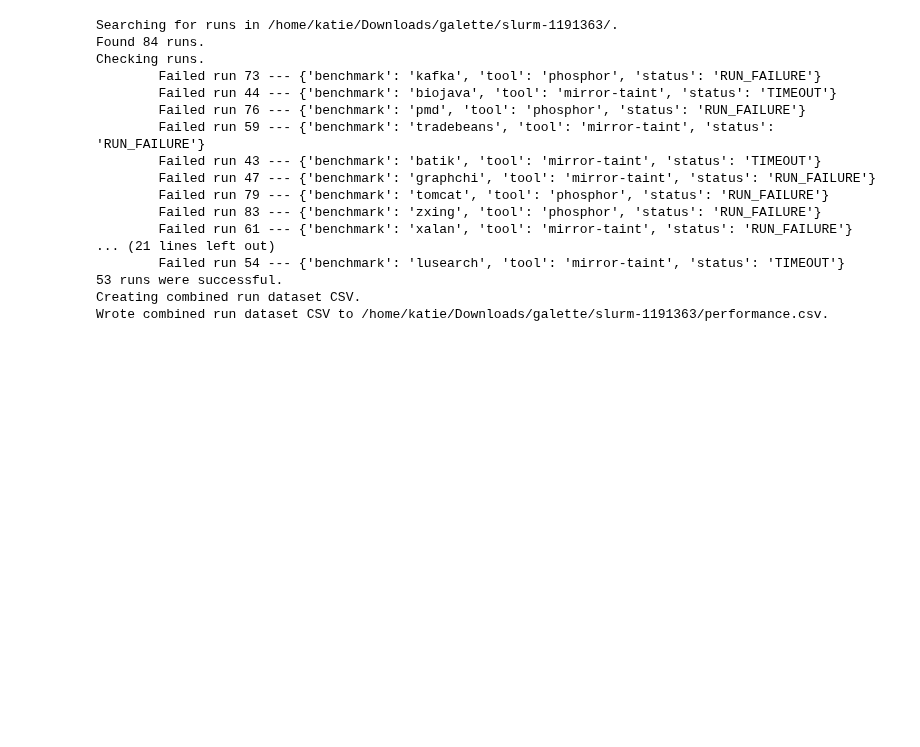
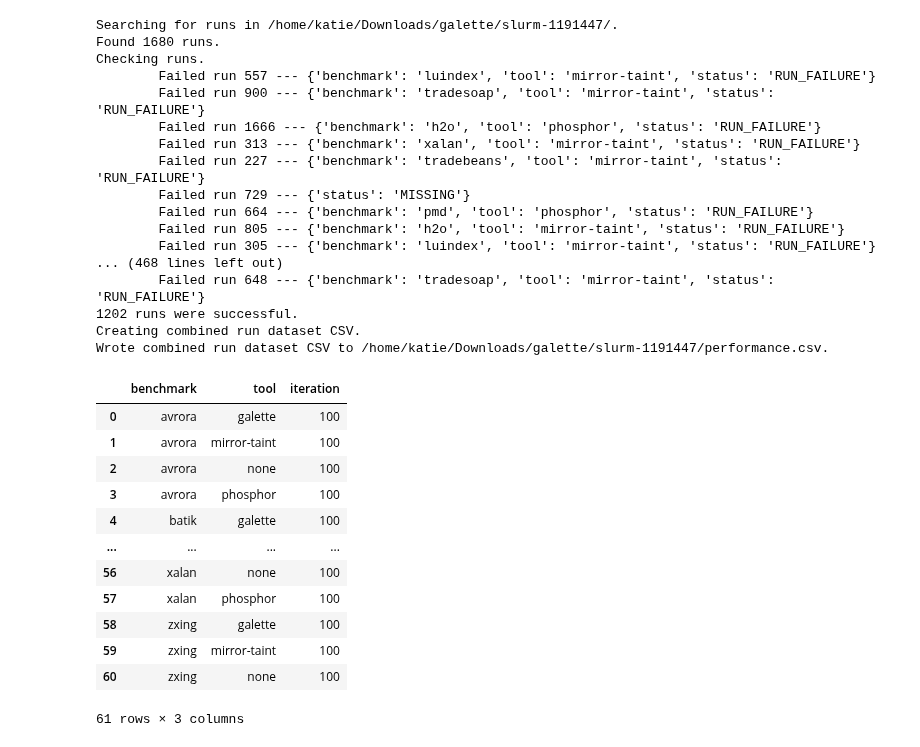
Before and after one commit to neu-se/galette, a Jupyter notebook: scripts/performance.ipynb, the cells around one changed output. Cells and saved outputs as stored; diff of their text form; code cells hidden in the pictures; blank space fills up the shorter version.

```diff
--- a/scripts/performance.ipynb
+++ b/scripts/performance.ipynb
@@ -59,24 +59,43 @@ def style_table(table, title):
         .set_caption(title)
 
 
-reports_dir = '/home/katie/Downloads/galette/slurm-1191363/'
+reports_dir = '/home/katie/Downloads/galette/slurm-1191447/'
 data = extract(reports_dir, os.path.join(reports_dir, 'performance.csv'))
 # %% [output]
-Searching for runs in /home/katie/Downloads/galette/slurm-1191363/.
-Found 84 runs.
+Searching for runs in /home/katie/Downloads/galette/slurm-1191447/.
+Found 1680 runs.
 Checking runs.
-        Failed run 73 --- {'benchmark': 'kafka', 'tool': 'phosphor', 'status': 'RUN_FAILURE'}
-        Failed run 44 --- {'benchmark': 'biojava', 'tool': 'mirror-taint', 'status': 'TIMEOUT'}
-        Failed run 76 --- {'benchmark': 'pmd', 'tool': 'phosphor', 'status': 'RUN_FAILURE'}
-        Failed run 59 --- {'benchmark': 'tradebeans', 'tool': 'mirror-taint', 'status': 'RUN_FAILURE'}
-        Failed run 43 --- {'benchmark': 'batik', 'tool': 'mirror-taint', 'status': 'TIMEOUT'}
-        Failed run 47 --- {'benchmark': 'graphchi', 'tool': 'mirror-taint', 'status': 'RUN_FAILURE'}
-        Failed run 79 --- {'benchmark': 'tomcat', 'tool': 'phosphor', 'status': 'RUN_FAILURE'}
-        Failed run 83 --- {'benchmark': 'zxing', 'tool': 'phosphor', 'status': 'RUN_FAILURE'}
-        Failed run 61 --- {'benchmark': 'xalan', 'tool': 'mirror-taint', 'status': 'RUN_FAILURE'}
-... (21 lines left out)
-        Failed run 54 --- {'benchmark': 'lusearch', 'tool': 'mirror-taint', 'status': 'TIMEOUT'}
-53 runs were successful.
+        Failed run 557 --- {'benchmark': 'luindex', 'tool': 'mirror-taint', 'status': 'RUN_FAILURE'}
+        Failed run 900 --- {'benchmark': 'tradesoap', 'tool': 'mirror-taint', 'status': 'RUN_FAILURE'}
+        Failed run 1666 --- {'benchmark': 'h2o', 'tool': 'phosphor', 'status': 'RUN_FAILURE'}
+        Failed run 313 --- {'benchmark': 'xalan', 'tool': 'mirror-taint', 'status': 'RUN_FAILURE'}
+        Failed run 227 --- {'benchmark': 'tradebeans', 'tool': 'mirror-taint', 'status': 'RUN_FAILURE'}
+        Failed run 729 --- {'status': 'MISSING'}
+        Failed run 664 --- {'benchmark': 'pmd', 'tool': 'phosphor', 'status': 'RUN_FAILURE'}
+        Failed run 805 --- {'benchmark': 'h2o', 'tool': 'mirror-taint', 'status': 'RUN_FAILURE'}
+        Failed run 305 --- {'benchmark': 'luindex', 'tool': 'mirror-taint', 'status': 'RUN_FAILURE'}
+... (468 lines left out)
+        Failed run 648 --- {'benchmark': 'tradesoap', 'tool': 'mirror-taint', 'status': 'RUN_FAILURE'}
+1202 runs were successful.
 Creating combined run dataset CSV.
-Wrote combined run dataset CSV to /home/katie/Downloads/galette/slurm-1191363/performance.csv.
+Wrote combined run dataset CSV to /home/katie/Downloads/galette/slurm-1191447/performance.csv.
+# %%
+data.head()
+data.groupby(by=['benchmark', 'tool'])['iteration']\
+    .count()\
+    .reset_index()
+# %% [output]
+|  | benchmark | tool | iteration |
+| 0 | avrora | galette | 100 |
+| 1 | avrora | mirror-taint | 100 |
+| 2 | avrora | none | 100 |
+| 3 | avrora | phosphor | 100 |
+| 4 | batik | galette | 100 |
+| ... | ... | ... | ... |
+| 56 | xalan | none | 100 |
+| 57 | xalan | phosphor | 100 |
+| 58 | zxing | galette | 100 |
+| 59 | zxing | mirror-taint | 100 |
+| 60 | zxing | none | 100 |
+61 rows × 3 columns
 # %%
```
Also changed, not shown: parts of 4 cells of this notebook, 5 other files.
